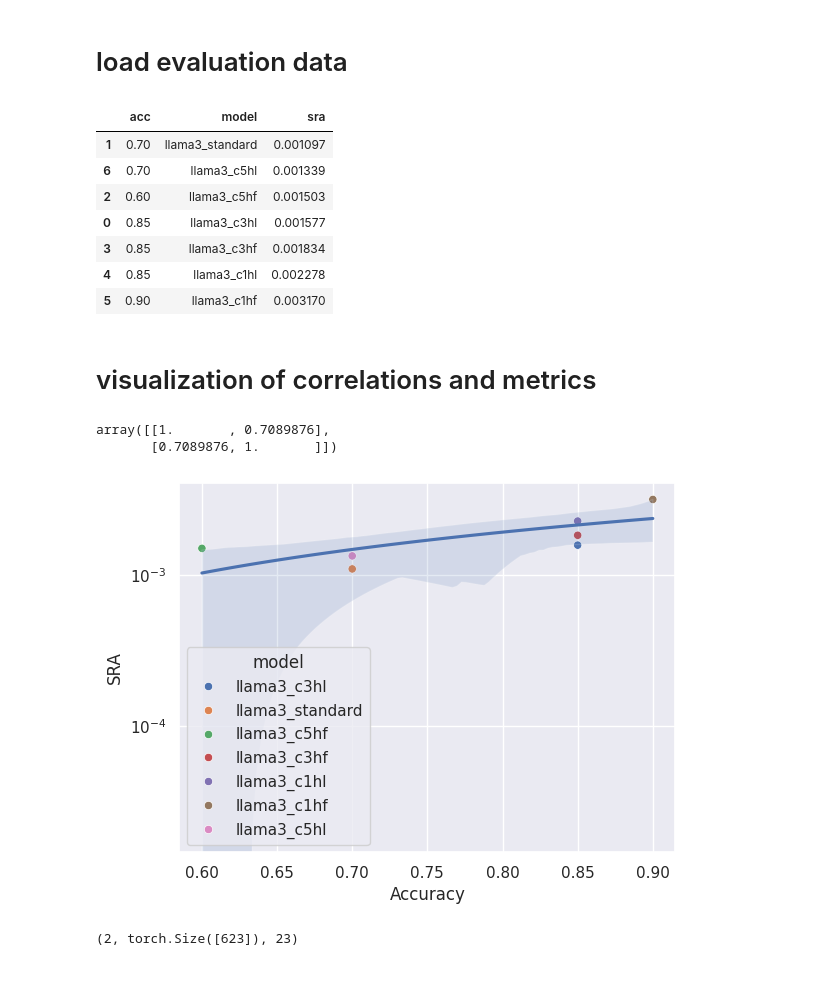
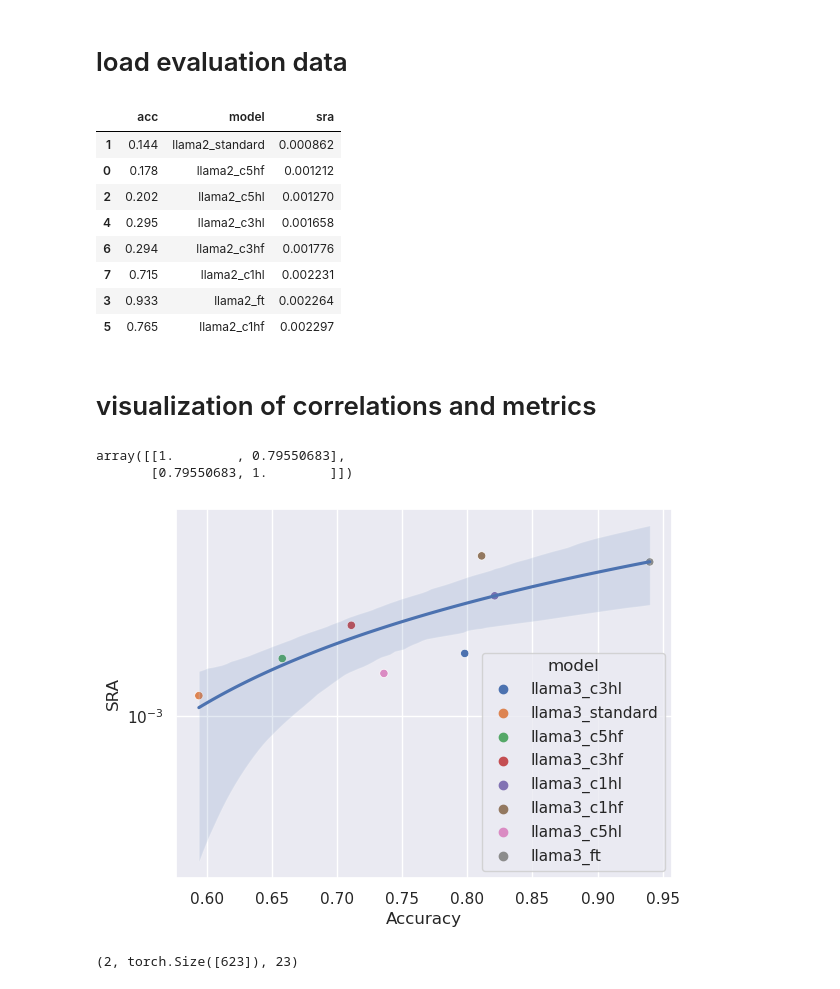
Before and after one commit to navidmdn/ESConv-SRA, a Jupyter notebook: training/evaluation.ipynb, the cells around one changed output. Cells and saved outputs as stored; diff of their text form; code cells hidden in the pictures.

```diff
--- a/training/evaluation.ipynb
+++ b/training/evaluation.ipynb
@@ -14,38 +14,39 @@ def load_responses(path):
 # %%
 from glob import glob
 import pandas as pd
 
 
-res_files = glob('data/eval4/*.json')
+res_files = glob('data/eval3/*.json')
 
 res_df_list = []
 
 for f in res_files:
     model_name = f.split('/')[-1].replace(".json", "")
     correct = 0
     sra = 0
     resps = load_responses(f)
     for r in resps:
         if r['strategy'] == r['inferred_strategy']:
             correct += 1
         sra += r['sra']
     res_df_list.append({
         'acc': correct/len(resps),
         'model': model_name,
         'sra': sra/len(resps)
     })
 
 df = pd.DataFrame(res_df_list)
 df.sort_values(by=['sra'])
 # %% [output]
 |  | acc | model | sra |
-| 1 | 0.70 | llama3_standard | 0.001097 |
-| 6 | 0.70 | llama3_c5hl | 0.001339 |
-| 2 | 0.60 | llama3_c5hf | 0.001503 |
-| 0 | 0.85 | llama3_c3hl | 0.001577 |
-| 3 | 0.85 | llama3_c3hf | 0.001834 |
-| 4 | 0.85 | llama3_c1hl | 0.002278 |
-| 5 | 0.90 | llama3_c1hf | 0.003170 |
+| 1 | 0.144 | llama2_standard | 0.000862 |
+| 0 | 0.178 | llama2_c5hf | 0.001212 |
+| 2 | 0.202 | llama2_c5hl | 0.001270 |
+| 4 | 0.295 | llama2_c3hl | 0.001658 |
+| 6 | 0.294 | llama2_c3hf | 0.001776 |
+| 7 | 0.715 | llama2_c1hl | 0.002231 |
+| 3 | 0.933 | llama2_ft | 0.002264 |
+| 5 | 0.765 | llama2_c1hf | 0.002297 |
 # %% [markdown]
 # visualization of correlations and metrics
 # %%
@@ -53,8 +54,8 @@ import numpy as np
 
 np.corrcoef(df['acc'], df['sra'])
 # %% [output]
-array([[1.       , 0.7089876],
-       [0.7089876, 1.       ]])
+array([[1.        , 0.79550683],
+       [0.79550683, 1.        ]])
 # %%
 import matplotlib.pyplot as plt
 import seaborn as sns
@@ -72,7 +73,7 @@ plt.ylabel('SRA')
 plt.xlabel("Accuracy")
 plt.yscale('log')
 # %% [output]
-[figure, old version]
+[figure, new version]
 # %%
 import pickle
 
```
Also changed, not shown: parts of 11 cells of this notebook, 5 other files.
